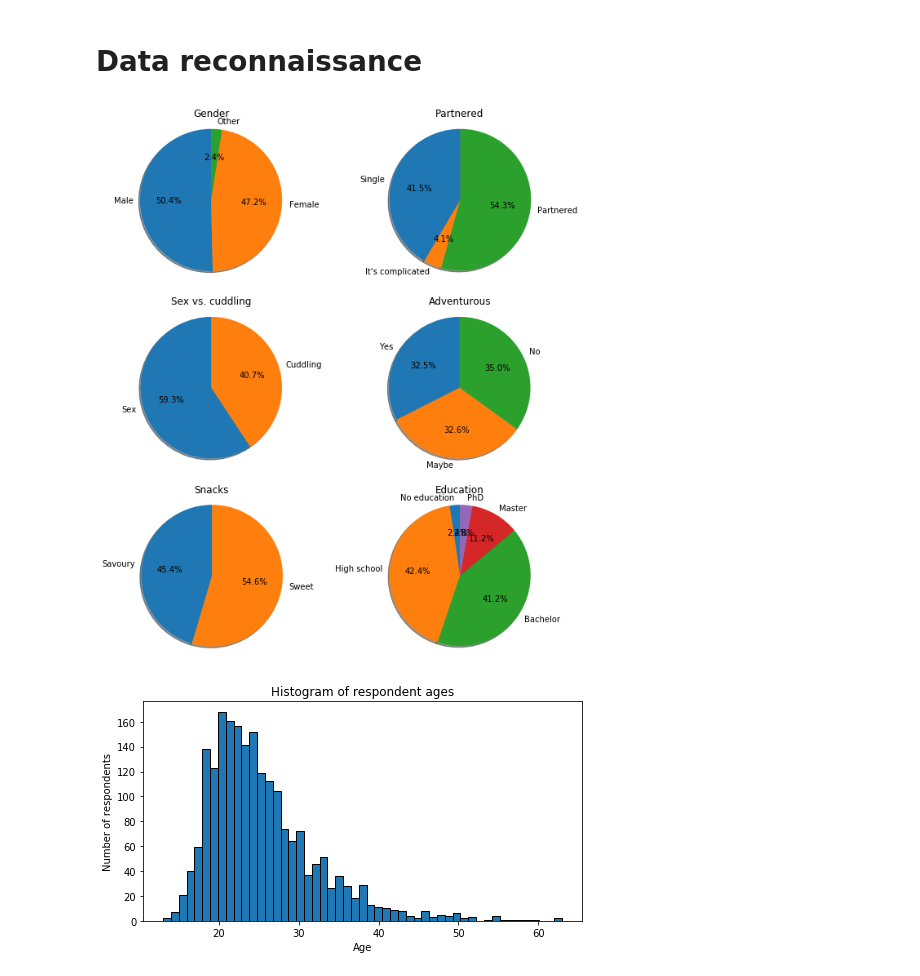
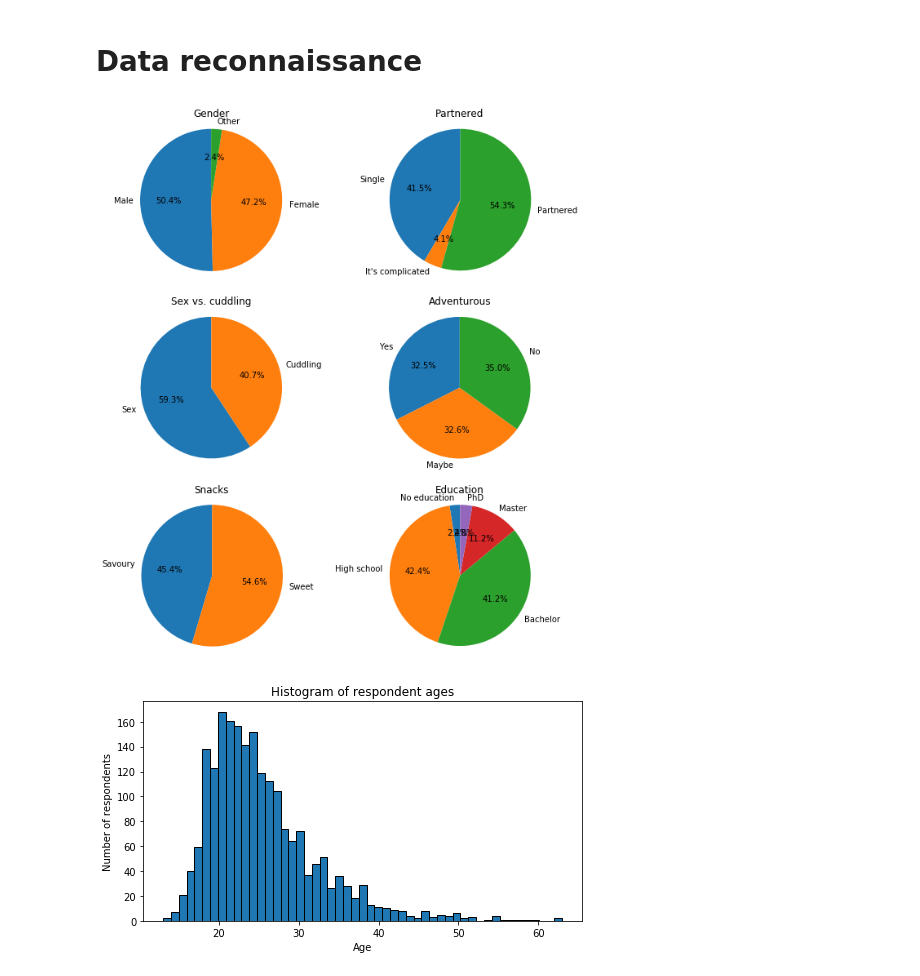
Before and after one commit to TheDutchDevil/Snacks, a Jupyter notebook: Snacks.ipynb, the cells around one changed output. Cells and saved outputs as stored; diff of their text form; code cells hidden in the pictures.

```diff
--- a/Snacks.ipynb
+++ b/Snacks.ipynb
@@ -203,7 +204,7 @@ fig = plt.figure(figsize=(10,12))
 
 ax1 = fig.add_subplot(321)
 ax1.pie(sizes, labels=labels, autopct='%1.1f%%',
-        shadow=True, startangle=90)
+        shadow=False, startangle=90)
 ax1.axis('equal')  # Equal aspect ratio ensures that pie is drawn as a circle.
 
 ax1.title.set_text("Gender")
@@ -215,7 +216,7 @@ sizes = [len(data[data['HasPartner'] == 0]), len(data[data['HasPartner'] == 0.5]
 
 ax2 = fig.add_subplot(322)
 ax2.pie(sizes, labels=labels, autopct='%1.1f%%',
-        shadow=True, startangle=90)
+        shadow=False, startangle=90)
 ax2.axis('equal')  # Equal aspect ratio ensures that pie is drawn as a circle.
 
 ax2.title.set_text("Partnered")
@@ -225,7 +226,7 @@ sizes = [len(data[data['SexPreference'] == 0]), len(data[data['SexPreference'] =
 
 ax3 = fig.add_subplot(323)
 ax3.pie(sizes, labels=labels, autopct='%1.1f%%',
-        shadow=True, startangle=90)
+        shadow=False, startangle=90)
 ax3.axis('equal')  # Equal aspect ratio ensures that pie is drawn as a circle.
 
 ax3.title.set_text("Sex vs. cuddling")
@@ -235,38 +236,38 @@ sizes = [len(data[data['IsAdv'] == 0]), len(data[data['IsAdv'] == 0.5]), len(dat
 
 ax4 = fig.add_subplot(324)
 ax4.pie(sizes, labels=labels, autopct='%1.1f%%',
-        shadow=True, startangle=90)
+        shadow=False, startangle=90)
 ax4.axis('equal')  # Equal aspect ratio ensures that pie is drawn as a circle.
 
 ax4.title.set_text("Adventurous")
 
 labels = 'Savoury', 'Sweet'
 sizes = [len(data[data['SnackPreference'] == 0]), len(data[data['SnackPreference'] == 1])]
 
 ax5 = fig.add_subplot(325)
 ax5.pie(sizes, labels=labels, autopct='%1.1f%%',
-        shadow=True, startangle=90)
+        shadow=False, startangle=90)
 ax5.axis('equal')  # Equal aspect ratio ensures that pie is drawn as a circle.
 
 ax5.title.set_text("Snacks")
 
 labels = 'No education', 'High school', 'Bachelor', 'Master', 'PhD'
 sizes = [len(data[data['Education'] == 0]), len(data[data['Education'] == 1]) , len(data[data['Education'] == 2]), len(data[data['Education'] == 3]), len(data[data['Education'] == 4])]
 
 ax6 = fig.add_subplot(326)
 ax6.pie(sizes, labels=labels, autopct='%1.1f%%',
-        shadow=True, startangle=90)
+        shadow=False, startangle=90)
 ax6.axis('equal')  # Equal aspect ratio ensures that pie is drawn as a circle.
 
 ax6.title.set_text("Education")
 
 #plt.tight_layout()
 
 
 fig.show()
-fig.savefig("docs/plots/pies.png", bbox_inches = 'tight')
+fig.savefig("docs/plots/pies.svg", bbox_inches = 'tight', dpi=600)
 # %% [output]
-[figure, old version]
+[figure, new version]
 # %%
 fig = plt.figure(figsize=(7,4))
 
```
Also changed, not shown: parts of 15 cells of this notebook, 29 other files.
